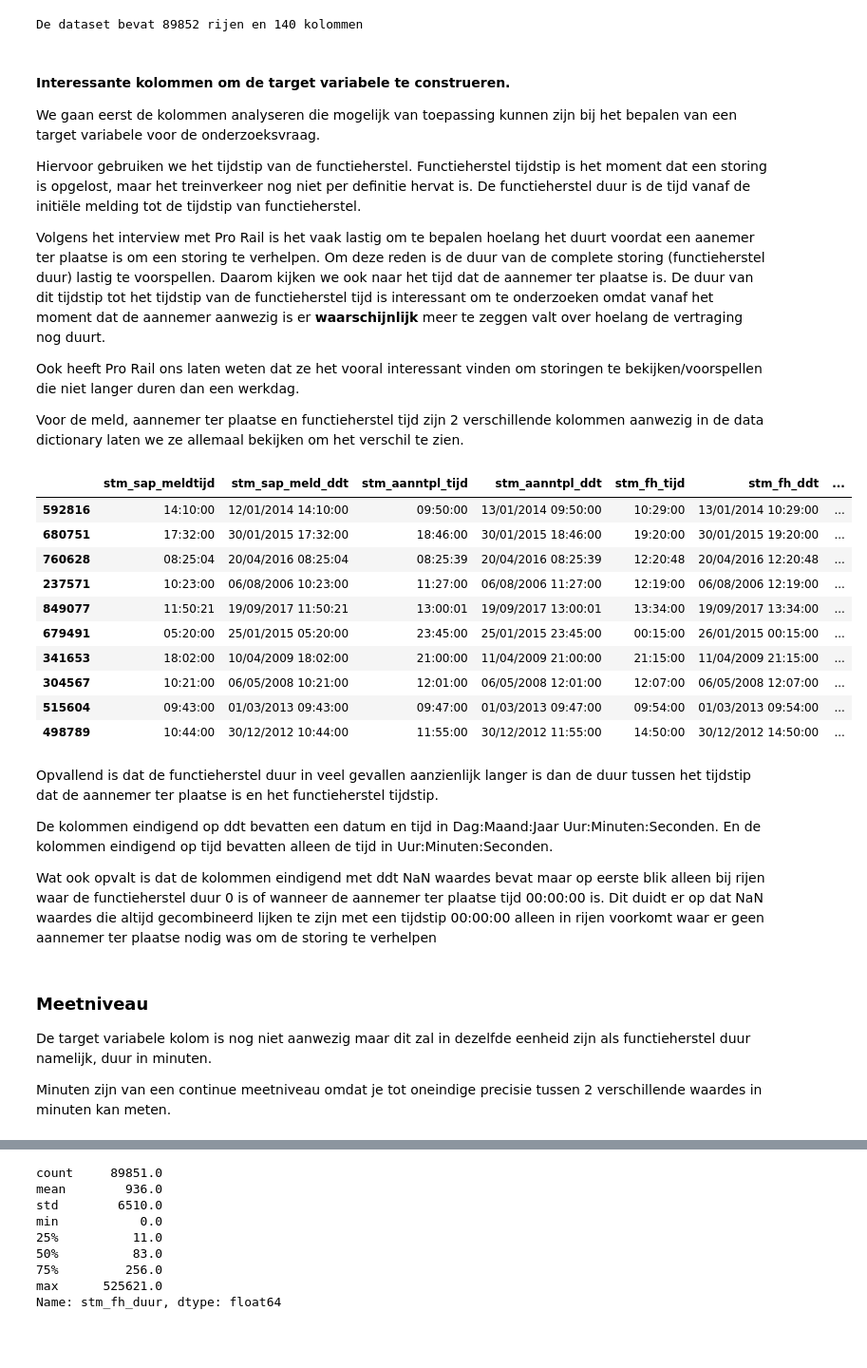
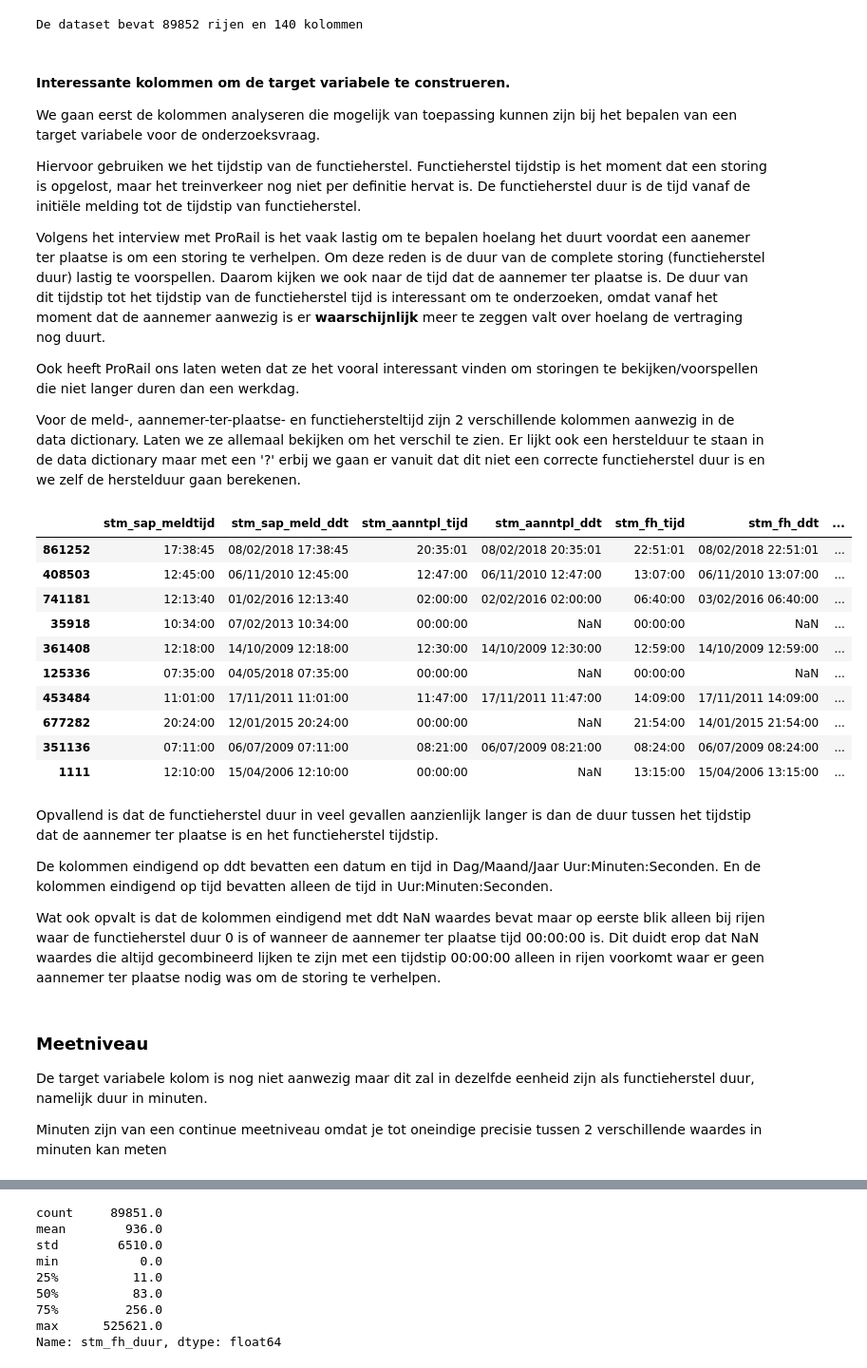
Before and after one commit to sbeetsma/DDB_groep5, a Jupyter notebook: prorail_0.ipynb, the cells around one changed output, grey strips where cells are left out. Shown at 95% size. Saved outputs shown, nothing was run; the diff lists cells and outputs as text; code cells hidden in the pictures; blank space fills up the shorter version.

```diff
--- a/prorail_0.ipynb
+++ b/prorail_0.ipynb
@@ -64,10 +73,11 @@ Hiervoor gebruiken we het tijdstip van de functieherstel.
 Functieherstel tijdstip is het moment dat een storing is opgelost, maar het treinverkeer nog niet per definitie hervat is.
 De functieherstel duur is de tijd vanaf de initiële melding tot de tijdstip van functieherstel.
 
-Volgens het interview met Pro Rail is het vaak lastig om te bepalen hoelang het duurt voordat een aanemer ter plaatse is om een storing te verhelpen.
-Om deze reden is de duur van de complete storing (functieherstel duur) lastig te voorspellen. Daarom kijken we ook naar het tijd dat de aannemer ter plaatse is. De duur van dit tijdstip tot het tijdstip van de functieherstel tijd is interessant om te onderzoeken omdat vanaf het moment dat de aannemer aanwezig is er **waarschijnlijk** meer te zeggen valt over hoelang de vertraging nog duurt.
+Volgens het interview met ProRail is het vaak lastig om te bepalen hoelang het duurt voordat een aanemer ter plaatse is om een storing te verhelpen.
+Om deze reden is de duur van de complete storing (functieherstel duur) lastig te voorspellen. Daarom kijken we ook naar de tijd dat de aannemer ter plaatse is. De duur van dit tijdstip tot het tijdstip van de functieherstel tijd is interessant om te onderzoeken, omdat vanaf het moment dat de aannemer aanwezig is er **waarschijnlijk** meer te zeggen valt over hoelang de vertraging nog duurt.
 
-Ook heeft Pro Rail ons laten weten dat ze het vooral interessant vinden om storingen te bekijken/voorspellen die niet langer duren dan een werkdag.
+Ook heeft ProRail ons laten weten dat ze het vooral interessant vinden om storingen te bekijken/voorspellen die niet langer duren dan een werkdag.
 
-Voor de meld, aannemer ter plaatse en functieherstel tijd zijn 2 verschillende kolommen aanwezig in de data dictionary laten we ze allemaal bekijken om het verschil te zien.
+Voor de meld-, aannemer-ter-plaatse- en functiehersteltijd zijn 2 verschillende kolommen aanwezig in de data dictionary. Laten we ze allemaal bekijken om het verschil te zien.
+Er lijkt ook een herstelduur te staan in de data dictionary maar met een '?' erbij we gaan er vanuit dat dit niet een correcte functieherstel duur is en we zelf de herstelduur gaan berekenen.
 # %%
@@ -75,28 +85,27 @@ target_selection = ['stm_sap_meldtijd','stm_sap_meld_ddt', 'stm_aanntpl_tijd', '
 # %%
-dataset[target_selection].head(10)
+dataset[target_selection].sample(10, random_state=2)
 # %% [output]
 |  | stm_sap_meldtijd | stm_sap_meld_ddt | stm_aanntpl_tijd | stm_aanntpl_ddt | stm_fh_tijd | stm_fh_ddt | ... |
-| 592816 | 14:10:00 | 12/01/2014 14:10:00 | 09:50:00 | 13/01/2014 09:50:00 | 10:29:00 | 13/01/2014 10:29:00 | ... |
-| 680751 | 17:32:00 | 30/01/2015 17:32:00 | 18:46:00 | 30/01/2015 18:46:00 | 19:20:00 | 30/01/2015 19:20:00 | ... |
-| 760628 | 08:25:04 | 20/04/2016 08:25:04 | 08:25:39 | 20/04/2016 08:25:39 | 12:20:48 | 20/04/2016 12:20:48 | ... |
-| 237571 | 10:23:00 | 06/08/2006 10:23:00 | 11:27:00 | 06/08/2006 11:27:00 | 12:19:00 | 06/08/2006 12:19:00 | ... |
-| 849077 | 11:50:21 | 19/09/2017 11:50:21 | 13:00:01 | 19/09/2017 13:00:01 | 13:34:00 | 19/09/2017 13:34:00 | ... |
-| 679491 | 05:20:00 | 25/01/2015 05:20:00 | 23:45:00 | 25/01/2015 23:45:00 | 00:15:00 | 26/01/2015 00:15:00 | ... |
-| 341653 | 18:02:00 | 10/04/2009 18:02:00 | 21:00:00 | 11/04/2009 21:00:00 | 21:15:00 | 11/04/2009 21:15:00 | ... |
-| 304567 | 10:21:00 | 06/05/2008 10:21:00 | 12:01:00 | 06/05/2008 12:01:00 | 12:07:00 | 06/05/2008 12:07:00 | ... |
-| 515604 | 09:43:00 | 01/03/2013 09:43:00 | 09:47:00 | 01/03/2013 09:47:00 | 09:54:00 | 01/03/2013 09:54:00 | ... |
-| 498789 | 10:44:00 | 30/12/2012 10:44:00 | 11:55:00 | 30/12/2012 11:55:00 | 14:50:00 | 30/12/2012 14:50:00 | ... |
+| 861252 | 17:38:45 | 08/02/2018 17:38:45 | 20:35:01 | 08/02/2018 20:35:01 | 22:51:01 | 08/02/2018 22:51:01 | ... |
+| 408503 | 12:45:00 | 06/11/2010 12:45:00 | 12:47:00 | 06/11/2010 12:47:00 | 13:07:00 | 06/11/2010 13:07:00 | ... |
+| 741181 | 12:13:40 | 01/02/2016 12:13:40 | 02:00:00 | 02/02/2016 02:00:00 | 06:40:00 | 03/02/2016 06:40:00 | ... |
+| 35918 | 10:34:00 | 07/02/2013 10:34:00 | 00:00:00 | NaN | 00:00:00 | NaN | ... |
+| 361408 | 12:18:00 | 14/10/2009 12:18:00 | 12:30:00 | 14/10/2009 12:30:00 | 12:59:00 | 14/10/2009 12:59:00 | ... |
+| 125336 | 07:35:00 | 04/05/2018 07:35:00 | 00:00:00 | NaN | 00:00:00 | NaN | ... |
+| 453484 | 11:01:00 | 17/11/2011 11:01:00 | 11:47:00 | 17/11/2011 11:47:00 | 14:09:00 | 17/11/2011 14:09:00 | ... |
+| 677282 | 20:24:00 | 12/01/2015 20:24:00 | 00:00:00 | NaN | 21:54:00 | 14/01/2015 21:54:00 | ... |
+| 351136 | 07:11:00 | 06/07/2009 07:11:00 | 08:21:00 | 06/07/2009 08:21:00 | 08:24:00 | 06/07/2009 08:24:00 | ... |
+| 1111 | 12:10:00 | 15/04/2006 12:10:00 | 00:00:00 | NaN | 13:15:00 | 15/04/2006 13:15:00 | ... |
 # %% [markdown]
-
 Opvallend is dat de functieherstel duur in veel gevallen aanzienlijk langer is dan de duur tussen het tijdstip dat de aannemer ter plaatse is en het functieherstel tijdstip.
 
-De kolommen eindigend op ddt bevatten een datum en tijd in Dag:Maand:Jaar Uur:Minuten:Seconden.
+De kolommen eindigend op ddt bevatten een datum en tijd in Dag/Maand/Jaar Uur:Minuten:Seconden.
 En de kolommen eindigend op tijd bevatten alleen de tijd in Uur:Minuten:Seconden.
 
-Wat ook opvalt is dat de kolommen eindigend met ddt NaN waardes bevat maar op eerste blik alleen bij rijen waar de functieherstel duur 0 is of wanneer de aannemer ter plaatse tijd 00:00:00 is. Dit duidt er op dat NaN waardes die altijd gecombineerd lijken te zijn met een tijdstip 00:00:00 alleen in rijen voorkomt waar er geen aannemer ter plaatse nodig was om de storing te verhelpen
+Wat ook opvalt is dat de kolommen eindigend met ddt NaN waardes bevat maar op eerste blik alleen bij rijen waar de functieherstel duur 0 is of wanneer de aannemer ter plaatse tijd 00:00:00 is. Dit duidt erop dat NaN waardes die altijd gecombineerd lijken te zijn met een tijdstip 00:00:00 alleen in rijen voorkomt waar er geen aannemer ter plaatse nodig was om de storing te verhelpen.
 # %% [markdown]
 ### Meetniveau
 
-De target variabele kolom is nog niet aanwezig maar dit zal in dezelfde eenheid zijn als functieherstel duur namelijk, duur in minuten.
+De target variabele kolom is nog niet aanwezig maar dit zal in dezelfde eenheid zijn als functieherstel duur, namelijk duur in minuten.
 
-Minuten zijn van een continue meetniveau omdat je tot oneindige precisie tussen 2 verschillende waardes in minuten kan meten.
+Minuten zijn van een continue meetniveau omdat je tot oneindige precisie tussen 2 verschillende waardes in minuten kan meten
```
Also changed, not shown: parts of 166 cells of this notebook.
